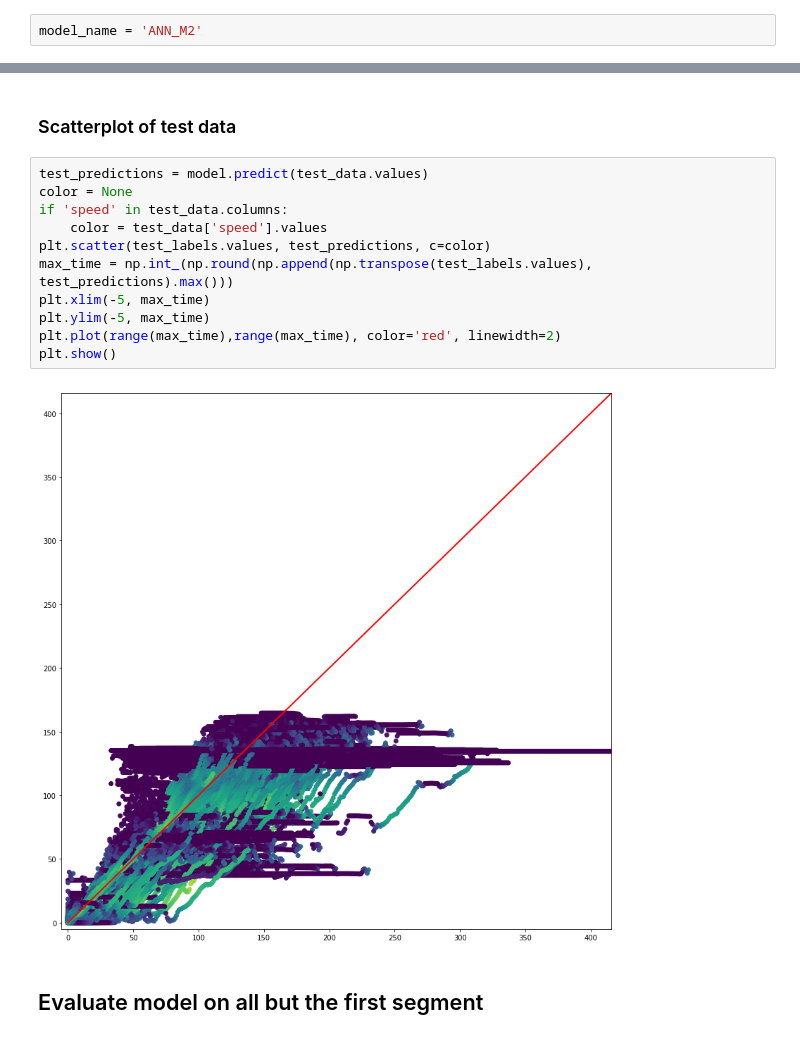
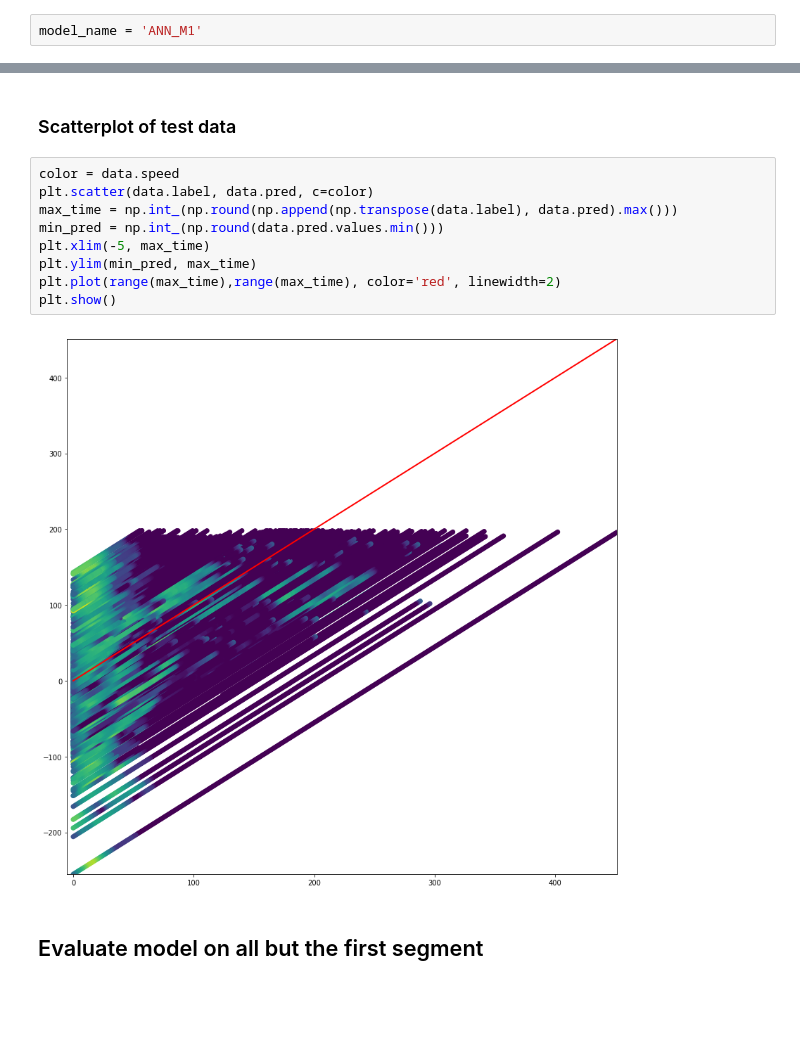
Before and after one commit to M20190649/TDDE19-bus-arrival-time, a Jupyter notebook: ANN/3. Model evaluation.ipynb, the cells around one changed output, grey strips where cells are left out. Saved outputs shown, nothing was run; the diff lists cells and outputs as text; blank space fills up the shorter version.

```diff
--- a/ANN/3. Model evaluation.ipynb
+++ b/ANN/3. Model evaluation.ipynb
@@ -14,5 +18,5 @@ Pick the name for your model
 # %%
-model_name = 'ANN_M2'
+model_name = 'ANN_M1'
 # %% [markdown]
 ## Load model and data
 # %%
@@ -124,18 +62,16 @@ Also, the color is normalized speed (0-1)
 # %% [markdown]
 ### Scatterplot of test data
 # %%
-test_predictions = model.predict(test_data.values)
-color = None
-if 'speed' in test_data.columns:
-    color = test_data['speed'].values
-plt.scatter(test_labels.values, test_predictions, c=color)
-max_time = np.int_(np.round(np.append(np.transpose(test_labels.values), test_predictions).max()))
+color = data.speed
+plt.scatter(data.label, data.pred, c=color)
+max_time = np.int_(np.round(np.append(np.transpose(data.label), data.pred).max()))
+min_pred = np.int_(np.round(data.pred.values.min()))
 plt.xlim(-5, max_time)
-plt.ylim(-5, max_time)
+plt.ylim(min_pred, max_time)
 plt.plot(range(max_time),range(max_time), color='red', linewidth=2)
 plt.show()
 # %% [output]
-[figure, old version]
+[figure, new version]
 # %% [markdown]
 ## Evaluate model on all but the first segment
 # %% [markdown]
```
Also changed, not shown: parts of 26 cells of this notebook, 2 other files.
